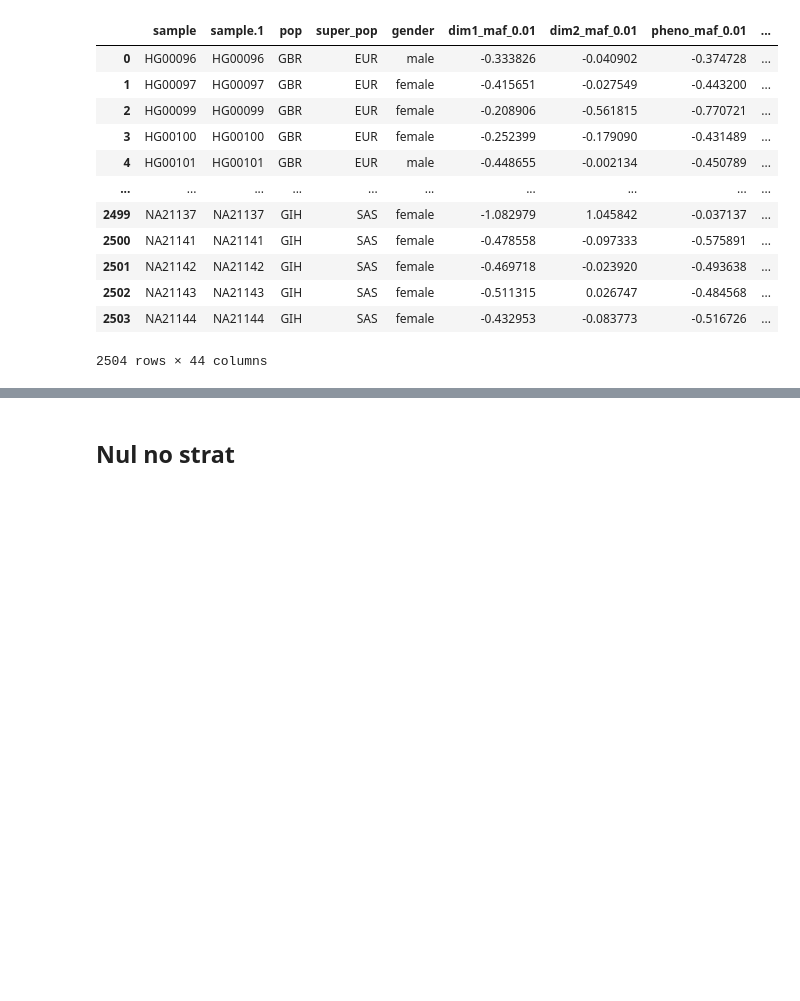
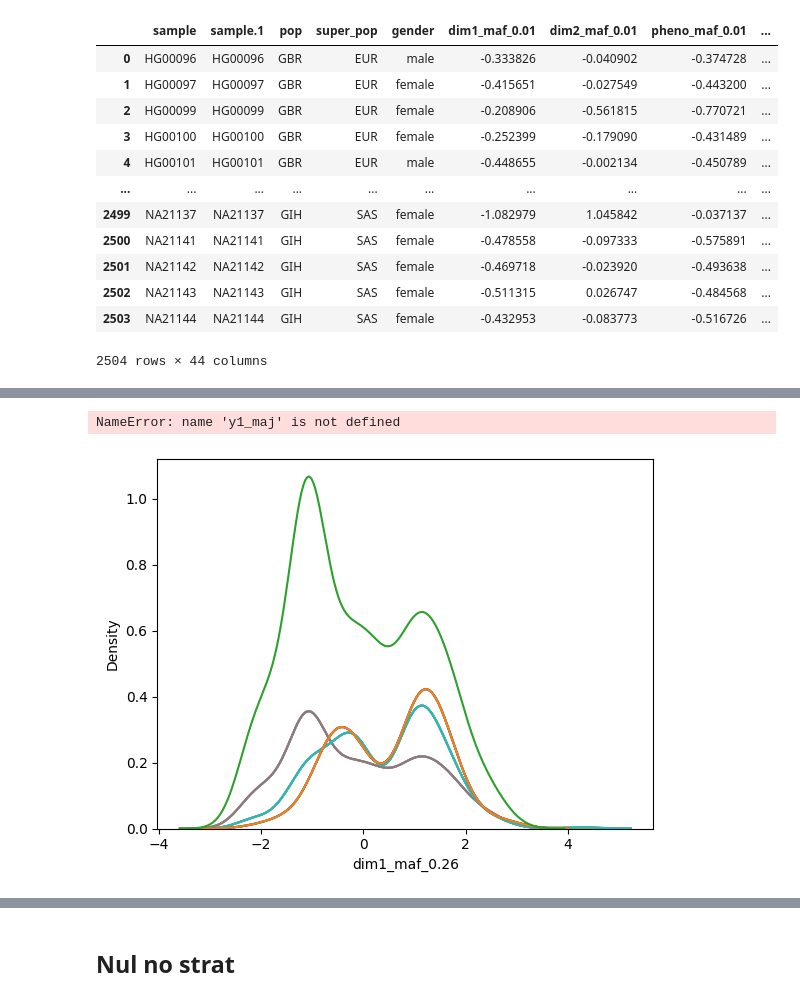
Before and after one commit to mat2m10/powercontrol, a Jupyter notebook: 06_power_pop_strat_no_corr.ipynb, the cells around one changed output, grey strips where cells are left out. Cells and saved outputs as stored; diff of their text form; code cells hidden in the pictures; blank space fills up the shorter version.

```diff
--- a/06_power_pop_strat_no_corr.ipynb
+++ b/06_power_pop_strat_no_corr.ipynb
@@ -158,0 +177,22 @@ NameError: name 'x' is not defined
+# %%
+humans_maj = humans[humans['causal']== 1]
+humans_het = humans[humans['causal']== 0]
+humans_min = humans[humans['causal']== -1]
+#df.loc[['viper', 'sidewinder'], ['shield']] = 50
+# %%
+y1_maj + y1_het + y1_min
+# %% [output]
+NameError: name 'y1_maj' is not defined
+# %%
+#X1_tot = sns.kdeplot(data=humans, x=f"dim1_maf_{maf_pop}").lines[0].get_data()[0]
+#y1_tot = sns.kdeplot(data=humans, x=f"dim1_maf_{maf_pop}").lines[0].get_data()[1]
+X1_maj = sns.kdeplot(data=humans_maj, x=f"dim1_maf_{maf_pop}").lines[0].get_data()[0]
+y1_maj = sns.kdeplot(data=humans_maj, x=f"dim1_maf_{maf_pop}").lines[0].get_data()[1]
+X1_het = sns.kdeplot(data=humans_het, x=f"dim1_maf_{maf_pop}").lines[0].get_data()[0]
+y1_het = sns.kdeplot(data=humans_het, x=f"dim1_maf_{maf_pop}").lines[0].get_data()[1]
+X1_min = sns.kdeplot(data=humans_min, x=f"dim1_maf_{maf_pop}").lines[0].get_data()[0]
+y1_min = sns.kdeplot(data=humans_min, x=f"dim1_maf_{maf_pop}").lines[0].get_data()[1]
+sns.lineplot(x=X1_maj, y=y1_maj + y1_het + y1_min)
+plt.show()
+# %% [output]
+[figure, added]
```
Also changed, not shown: parts of 16 cells of this notebook.
